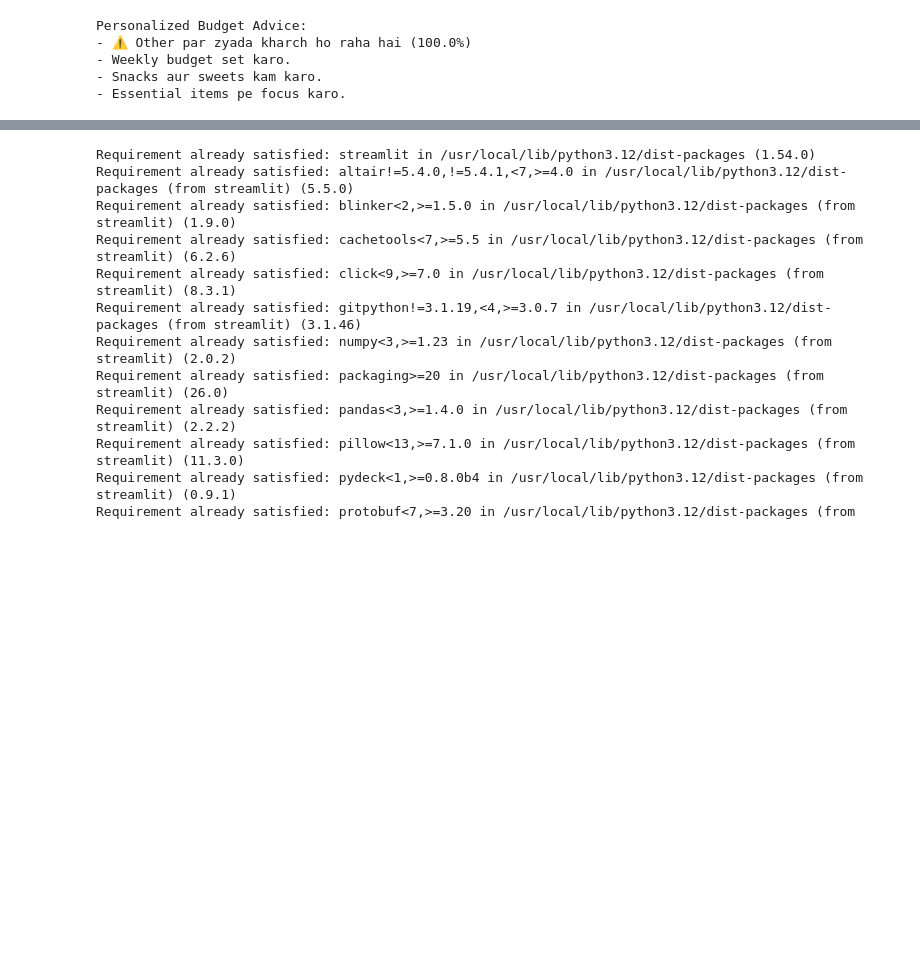
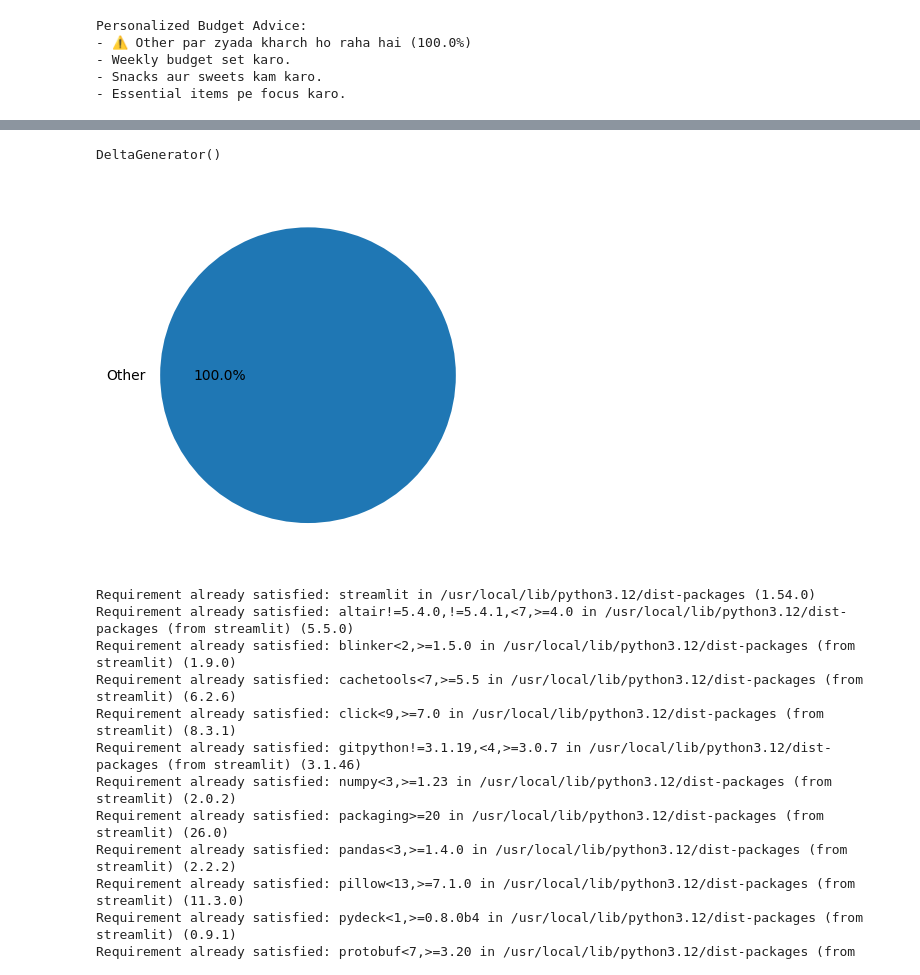
Before and after one commit to rooj908/Hackhatone_2026_, a Jupyter notebook: hackhatone_2026.ipynb, the cells around one changed output, grey strips where cells are left out. Saved outputs shown, nothing was run; the diff lists cells and outputs as text; code cells hidden in the pictures; blank space fills up the shorter version.

```diff
--- a/hackhatone_2026.ipynb
+++ b/hackhatone_2026.ipynb
@@ -311,0 +341,21 @@ Personalized Budget Advice:
+# %%
+advice = alerts + ["Weekly budget set karo.", "Snacks kam karo.", "Essential items pe focus karo."]
+# %%
+st.subheader("Items & Categories")
+st.table(parsed_items)
+
+st.subheader("Category Totals")
+st.table(category_totals)
+
+st.subheader("Category Percentages")
+st.table(category_percentages)
+
+st.subheader("Budget Advice")
+for tip in advice:
+    st.write("-", tip)
+
+# Pie chart
+fig, ax = plt.subplots()
+ax.pie(category_totals.values(), labels=category_totals.keys(), autopct='%1.1f%%')
+st.pyplot(fig)
+# %% [output]
@@ -312,3 +379,5 @@ Personalized Budget Advice:
+DeltaGenerator()
+[figure, added]
 # %%
 !pip install streamlit
 !pip install pyngrok
```
Also changed, not shown: parts of 9 cells of this notebook.
